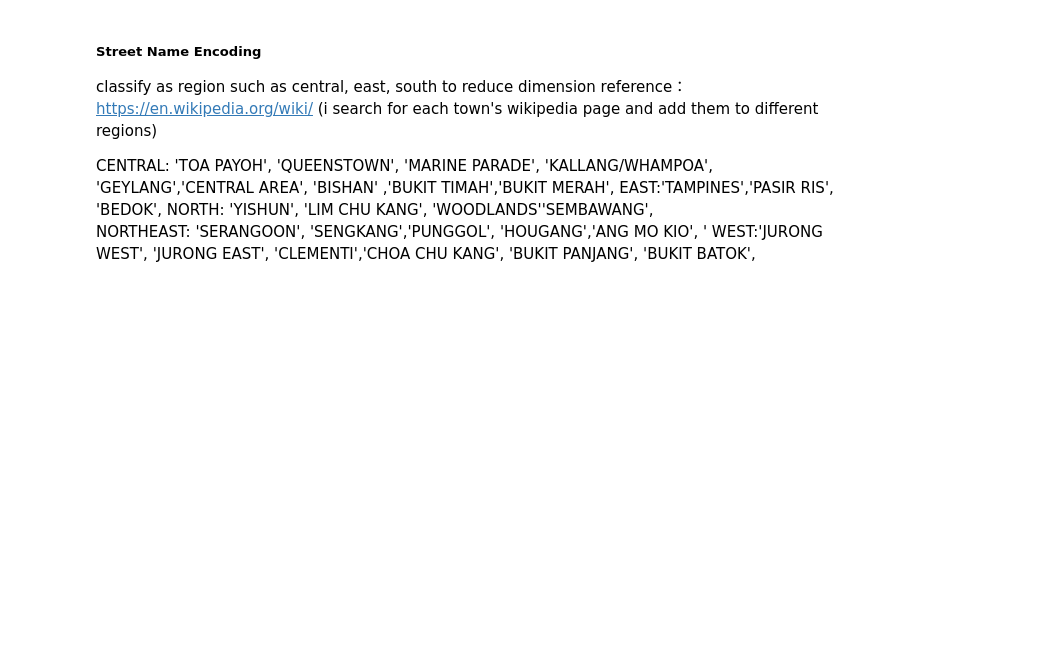
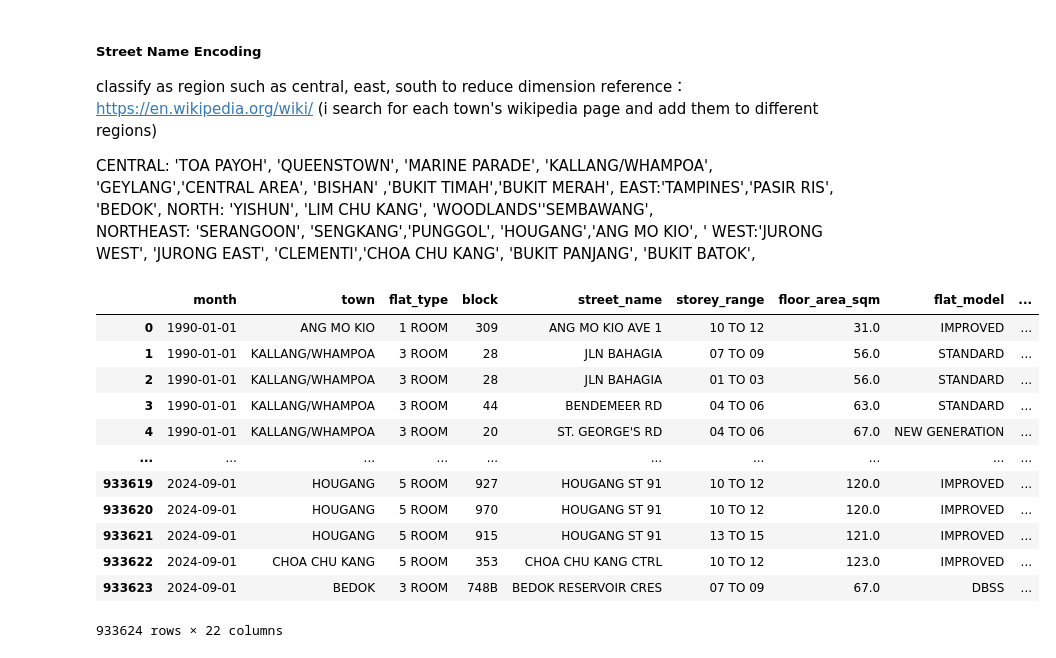
Before and after one commit to Zimmy313/HDB_HousingPrice_ML_Project, a Jupyter notebook: src/Data_Cleaning.ipynb, the cells around one changed output. Saved outputs shown, nothing was run; the diff lists cells and outputs as text; code cells hidden in the pictures; blank space fills up the shorter version.

```diff
--- a/src/Data_Cleaning.ipynb
+++ b/src/Data_Cleaning.ipynb
@@ -506,3 +649,19 @@ town_to_region = {
 
 # Map the town to its region and create a new column
 full_cleaned['region'] = full_cleaned['town'].map(town_to_region)
+# %%
+full_cleaned
+# %% [output]
+|  | month | town | flat_type | block | street_name | storey_range | floor_area_sqm | flat_model | ... |
+| 0 | 1990-01-01 | ANG MO KIO | 1 ROOM | 309 | ANG MO KIO AVE 1 | 10 TO 12 | 31.0 | IMPROVED | ... |
+| 1 | 1990-01-01 | KALLANG/WHAMPOA | 3 ROOM | 28 | JLN BAHAGIA | 07 TO 09 | 56.0 | STANDARD | ... |
+| 2 | 1990-01-01 | KALLANG/WHAMPOA | 3 ROOM | 28 | JLN BAHAGIA | 01 TO 03 | 56.0 | STANDARD | ... |
+| 3 | 1990-01-01 | KALLANG/WHAMPOA | 3 ROOM | 44 | BENDEMEER RD | 04 TO 06 | 63.0 | STANDARD | ... |
+| 4 | 1990-01-01 | KALLANG/WHAMPOA | 3 ROOM | 20 | ST. GEORGE'S RD | 04 TO 06 | 67.0 | NEW GENERATION | ... |
+| ... | ... | ... | ... | ... | ... | ... | ... | ... | ... |
+| 933619 | 2024-09-01 | HOUGANG | 5 ROOM | 927 | HOUGANG ST 91 | 10 TO 12 | 120.0 | IMPROVED | ... |
+| 933620 | 2024-09-01 | HOUGANG | 5 ROOM | 970 | HOUGANG ST 91 | 10 TO 12 | 120.0 | IMPROVED | ... |
+| 933621 | 2024-09-01 | HOUGANG | 5 ROOM | 915 | HOUGANG ST 91 | 13 TO 15 | 121.0 | IMPROVED | ... |
+| 933622 | 2024-09-01 | CHOA CHU KANG | 5 ROOM | 353 | CHOA CHU KANG CTRL | 10 TO 12 | 123.0 | IMPROVED | ... |
+| 933623 | 2024-09-01 | BEDOK | 3 ROOM | 748B | BEDOK RESERVOIR CRES | 07 TO 09 | 67.0 | DBSS | ... |
+933624 rows × 22 columns
```
Also changed, not shown: parts of 25 cells of this notebook.
